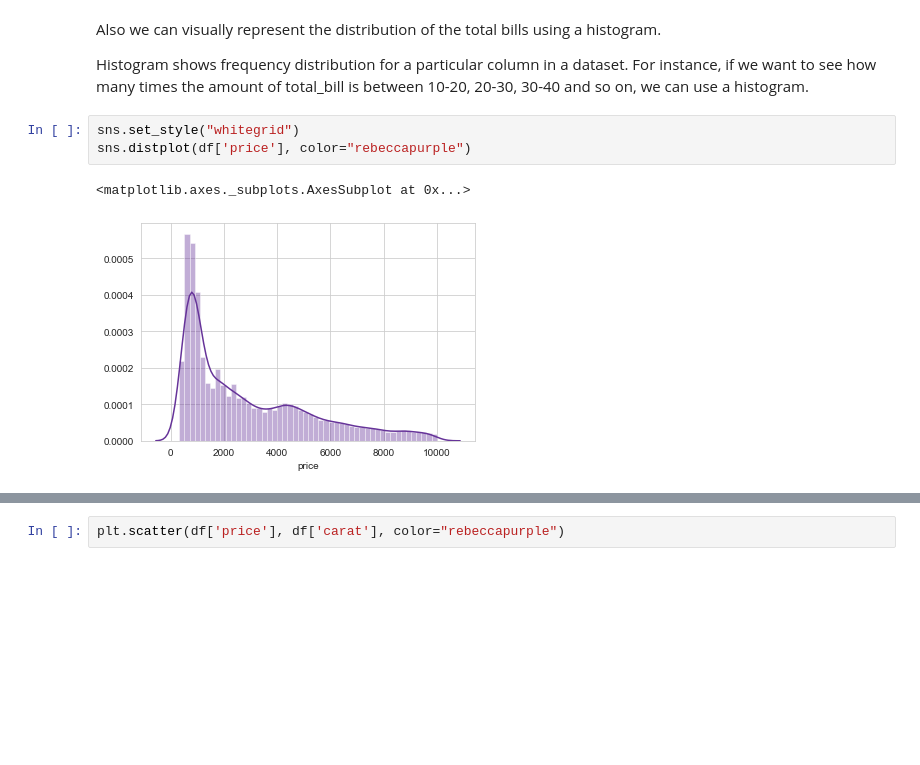
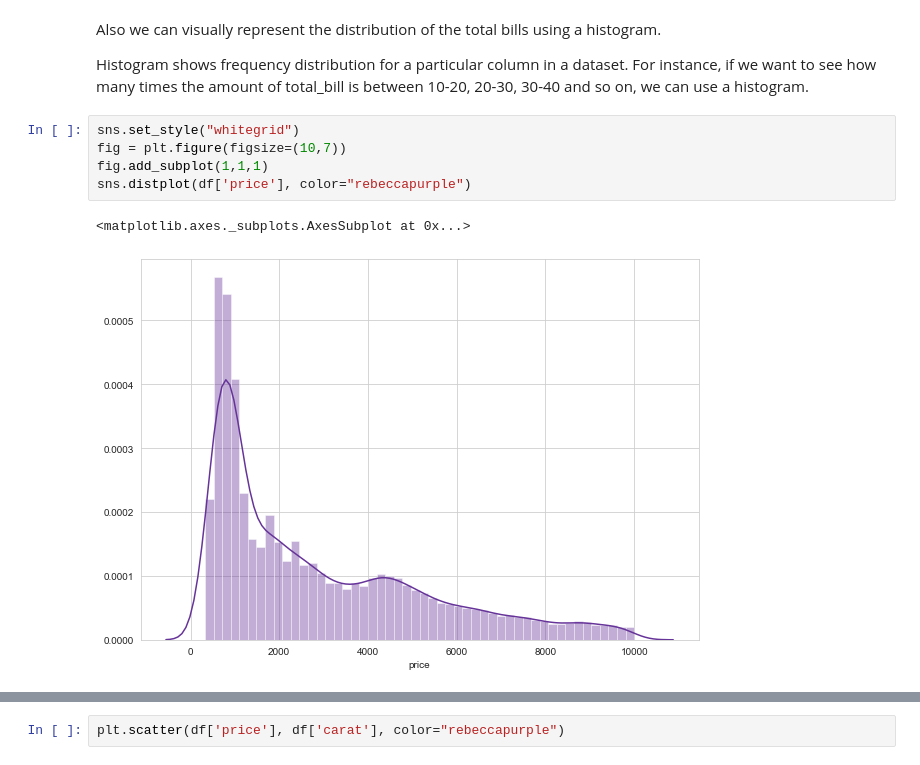
Before and after one commit to JuliaMal/ProgDA_Project2, a Jupyter notebook: Project2.ipynb, the cells around one changed output, grey strips where cells are left out. Drawn from its saved outputs; the diff is of its cells as text; blank space fills up the shorter version.

```diff
--- a/Project2.ipynb
+++ b/Project2.ipynb
@@ -92,10 +92,12 @@ Also we can visually represent the distribution of the total bills using a histo
 Histogram shows frequency distribution for a particular column in a dataset. For instance, if we want to see how many times the amount of total_bill is between 10-20, 20-30, 30-40 and so on, we can use a histogram.
 # %%
 sns.set_style("whitegrid")
+fig = plt.figure(figsize=(10,7))
+fig.add_subplot(1,1,1)
 sns.distplot(df['price'], color="rebeccapurple")
 # %% [output]
 <matplotlib.axes._subplots.AxesSubplot at 0x...>
-[figure, old version]
+[figure, new version]
 # %%
 df['carat'].describe()
 # %% [output]
```
Also changed, not shown: parts of 37 cells of this notebook, 1 other file.
